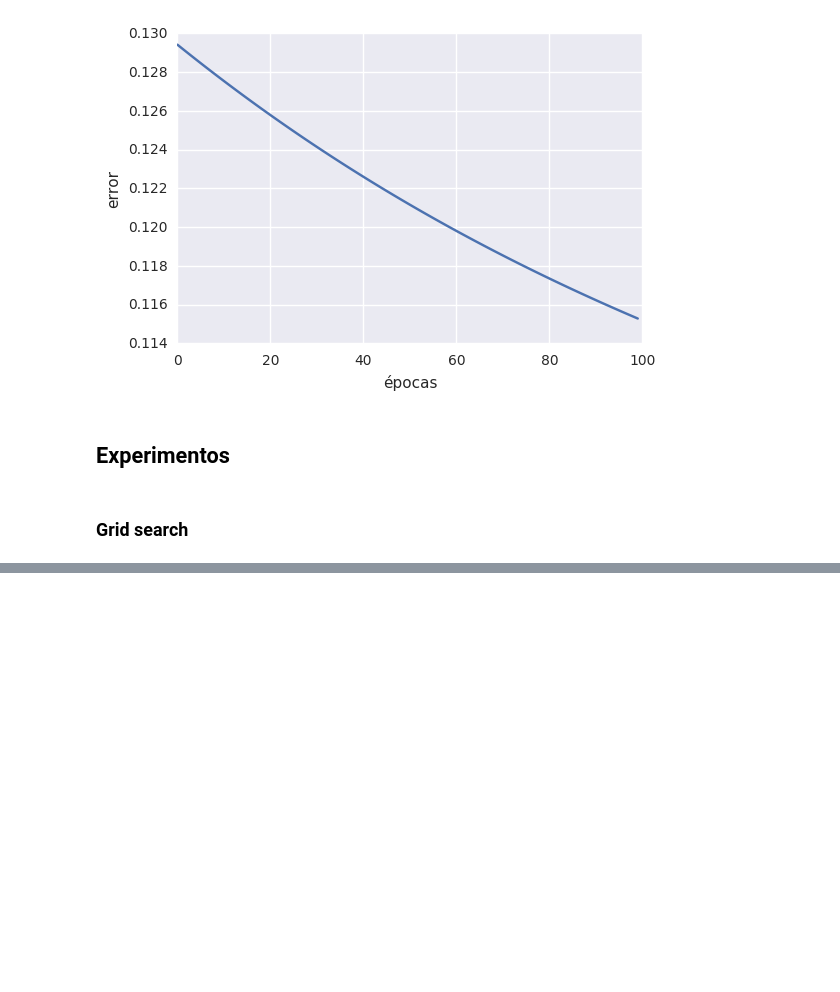
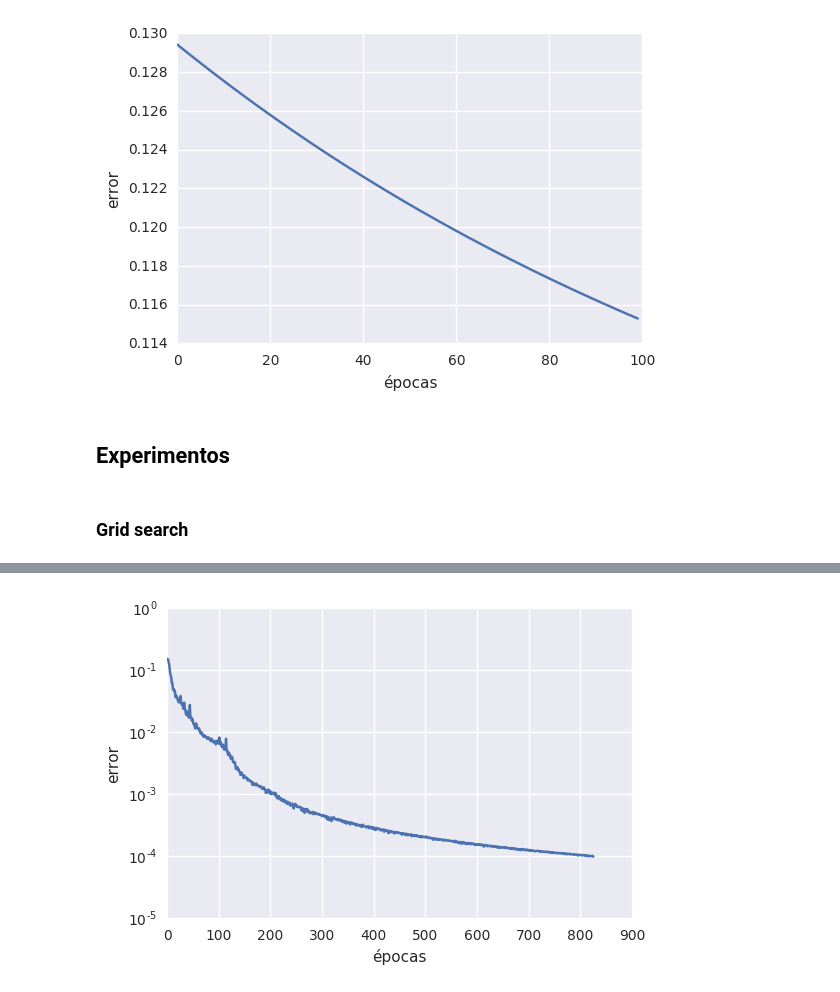
Before and after one commit to redes-neuronales-uba/tp1, a Jupyter notebook: Red neuronal.ipynb, the cells around one changed output, grey strips where cells are left out. Saved outputs shown, nothing was run; the diff lists cells and outputs as text; code cells hidden in the pictures; blank space fills up the shorter version.

```diff
--- a/Red neuronal.ipynb
+++ b/Red neuronal.ipynb
@@ -184,6 +179,7 @@ def barajar(X, y):
 
 def graficar(evolución_error):
     plt.plot(evolución_error)
+    plt.yscale('log')
     plt.xlabel('épocas')
     plt.ylabel('error')
 # %%
@@ -193,7 +189,7 @@ from sklearn.preprocessing import binarize
 
 class Red(BaseEstimator):
 
-    def __init__(self, activación=logística, inicialización=distribución_uniforme(), capas_ocultas=(),
+    def __init__(self, activación=logística, inicialización=(-1,1), capas_ocultas=(),
                  tamaño_lote=1, factor_aprendizaje=0.01, épocas=1000, tolerancia=1e-4):
 
         self.activación = activación
@@ -358,14 +354,14 @@ estimador = make_pipeline(StandardScaler(), Red())
 
 grilla = {
                   'red__activación': [logística, relu],
-              'red__inicialización': [distribución_uniforme(menor=-0.1, mayor=0.1),
-                                 distribución_uniforme(menor=-1.0, mayor=1.0),
-                                 distribución_uniforme(menor= 0.0, mayor=1.0),
-                                 distribución_uniforme(menor= 0.5, mayor=0.5)],
+              'red__inicialización': [(-0.1, 0.1),
+                                      (-1.0, 1.0),
+                                      ( 0.0, 1.0),
+                                      ( 0.5, 0.5)],
                'red__capas_ocultas': [[6], [9], [9,9], [12]],
                  'red__tamaño_lote': [-1, 1, 10],
-          'red__factor_aprendizaje': [.9, .5, .1, .01, .001]
+          'red__factor_aprendizaje': [.9, .5, .1, .01]
 }
 # %%
-clf = GridSearchCV(estimador, grilla, cv=5)
+clf = GridSearchCV(estimador, grilla, cv=5, n_jobs=-1)
 clf.fit(X_train, y_train)
@@ -371,0 +377,5 @@ clf.fit(X_train, y_train)
+# %%
+graficar(clf.best_estimator_.named_steps['red'].evolución_error)
+plt.savefig('error_mejor_estimador.png')
+# %% [output]
+[figure, added]
```
Also changed, not shown: parts of 5 cells of this notebook, 1 other file.
